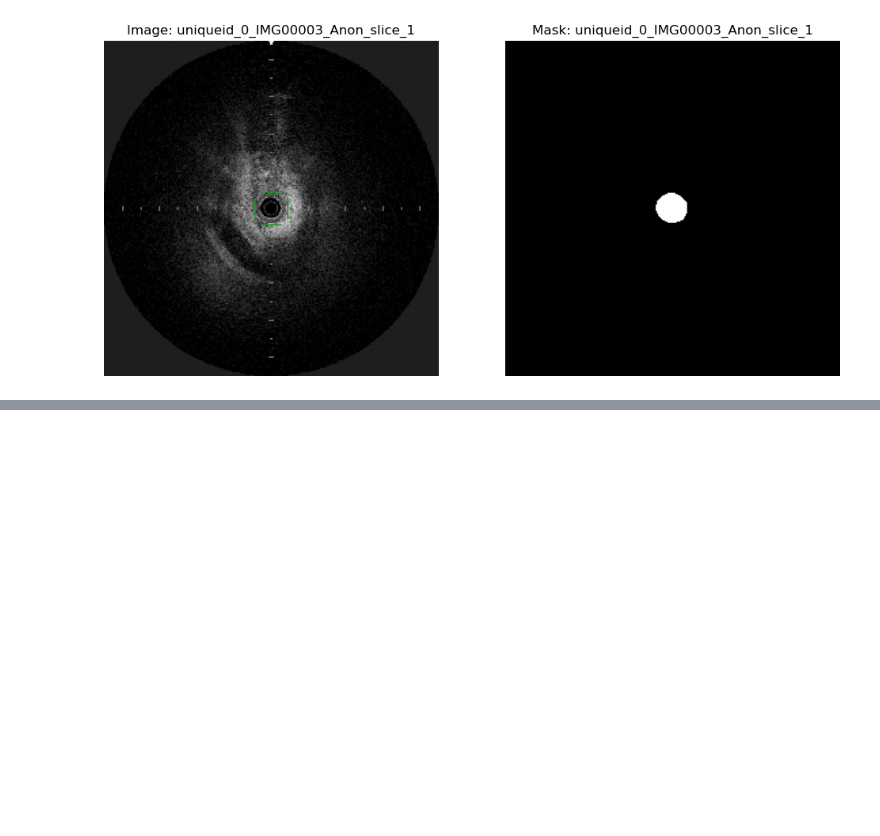
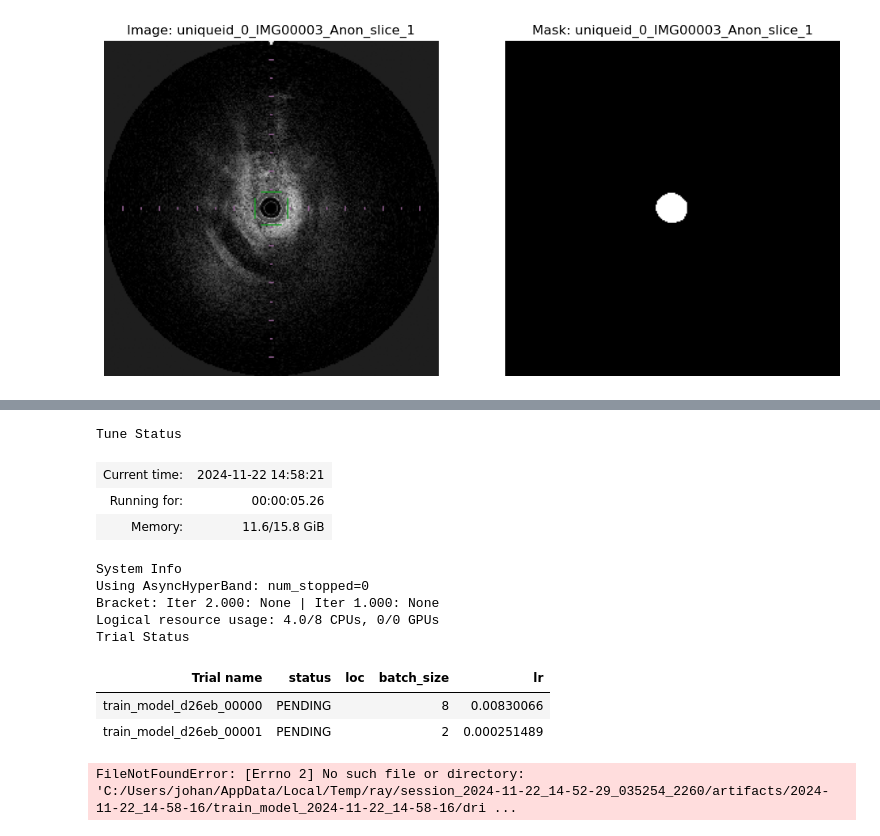
Before and after one commit to SamuelJessen/OCTSegmenter, a Jupyter notebook: data_loading.ipynb, the cells around one changed output, grey strips where cells are left out. Drawn from its saved outputs; the diff is of its cells as text; code cells hidden in the pictures; blank space fills up the shorter version.

Commit message:
added a training loop, tried to add ray tuning, still problem

```diff
--- a/data_loading.ipynb
+++ b/data_loading.ipynb
@@ -395,0 +686,59 @@ def cross_validation_with_ray(metadata_df, root_dir):
+# %%
+import os
+
+def main(num_samples=10, max_num_epochs=10, gpus_per_trial=2, smoke_test=False):
+    config = {
+        "lr": tune.loguniform(1e-4, 1e-1),
+        "batch_size": tune.choice([2, 4, 8, 16]),
+        "smoke_test": smoke_test,
+    }
+    scheduler = ASHAScheduler(
+        max_t=max_num_epochs,
+        grace_period=1,
+        reduction_factor=2)
+
+    tuner = tune.Tuner(
+        tune.with_resources(
+            tune.with_parameters(train_model),
+            resources={"cpu": 2, "gpu": gpus_per_trial}
+        ),
+        tune_config=tune.TuneConfig(
+            metric="val_loss",
+            mode="min",
+            scheduler=scheduler,
+            num_samples=num_samples,
+        ),
+        param_space=config,
+    )
+    results = tuner.fit()
+
+    best_result = results.get_best_result("val_loss", "min")
+
+    print("Best trial config: {}".format(best_result.config))
+    print("Best trial final validation loss: {}".format(
+        best_result.metrics["val_loss"]))
+    print("Best trial final validation accuracy: {}".format(
+        best_result.metrics["val_accuracy"]))
+
+    # Ensure the directory exists before accessing the file
+    checkpoint_dir = best_result.checkpoint.to_directory()
+    if not os.path.exists(checkpoint_dir):
+        os.makedirs(checkpoint_dir)
+
+    test_best_model(best_result)
+
+main(num_samples=2, max_num_epochs=2, gpus_per_trial=0, smoke_test=True)
+# %% [output]
+Tune Status
+| Current time: | 2024-11-22 14:58:21 |
+| Running for: | 00:00:05.26 |
+| Memory: | 11.6/15.8 GiB |
+System Info
+Using AsyncHyperBand: num_stopped=0
+Bracket: Iter 2.000: None | Iter 1.000: None
+Logical resource usage: 4.0/8 CPUs, 0/0 GPUs
+Trial Status
+| Trial name | status | loc | batch_size | lr |
+| train_model_d26eb_00000 | PENDING |  | 8 | 0.00830066 |
+| train_model_d26eb_00001 | PENDING |  | 2 | 0.000251489 |
+FileNotFoundError: [Errno 2] No such file or directory: 'C:/Users/johan/AppData/Local/Temp/ray/session_2024-11-22_14-52-29_035254_2260/artifacts/2024-11-22_14-58-16/train_model_2024-11-22_14-58-16/dri ...
```
Also changed, not shown: parts of 8 cells of this notebook.
